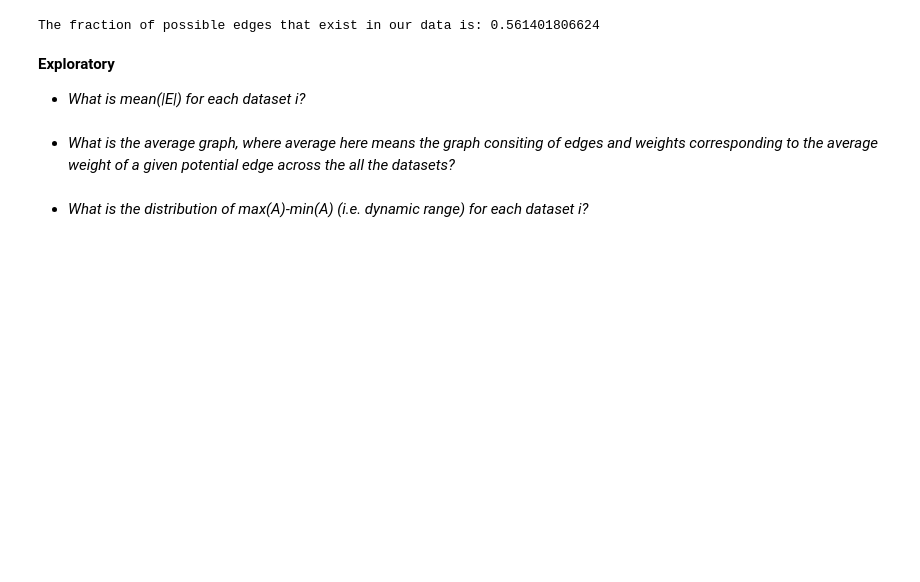
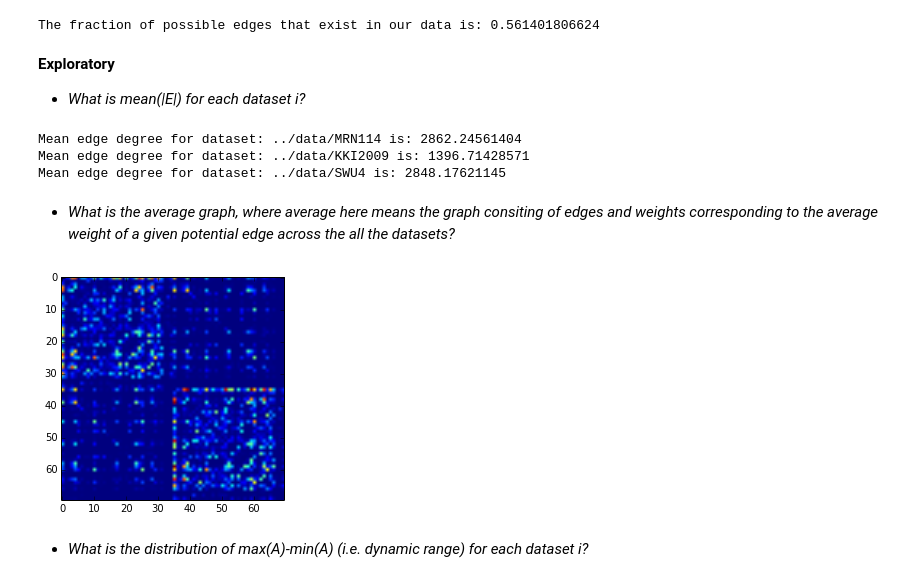
Before and after one commit to Upward-Spiral-Science/TA, a Jupyter notebook: code/descriptive_and_exploratory_answers.ipynb, the cells around one changed output. Cells and saved outputs as stored; diff of their text form; code cells hidden in the pictures; blank space fills up the shorter version.

```diff
--- a/code/descriptive_and_exploratory_answers.ipynb
+++ b/code/descriptive_and_exploratory_answers.ipynb
@@ -83,7 +93,29 @@ The fraction of possible edges that exist in our data is: 0.561401806624
 # %% [markdown]
 **Exploratory** <br />
 - *What is mean(|E|) for each dataset i?*
+# %%
+# This was computed across all graphs for each data set
+
+bin_graph = 1.0*(A > 0)
+
+for idx in np.unique(d_idx):
+    print 'Mean edge degree for dataset: ' + dnames[idx] + ' is: ' + \
+    str(np.sum((bin_graph[:,:,d_idx == idx]))/np.sum(d_idx == idx))
+# %% [output]
+Mean edge degree for dataset: ../data/MRN114 is: 2862.24561404
+Mean edge degree for dataset: ../data/KKI2009 is: 1396.71428571
+Mean edge degree for dataset: ../data/SWU4 is: 2848.17621145
 # %% [markdown]
 - *What is the average graph, where average here means the graph consiting of edges and weights corresponding to the average weight of a given potential edge across the all the datasets?*
+# %%
+import matplotlib.pyplot as plt
+%matplotlib inline
+
+A_bar = (np.mean(A,axis=2))
+
+plt.imshow(A_bar)
+plt.show()
+# %% [output]
+[figure, added]
 # %% [markdown]
 - *What is the distribution of max(A)-min(A) (i.e. dynamic range) for each dataset i?*
```
Also changed, not shown: parts of 2 cells of this notebook.
